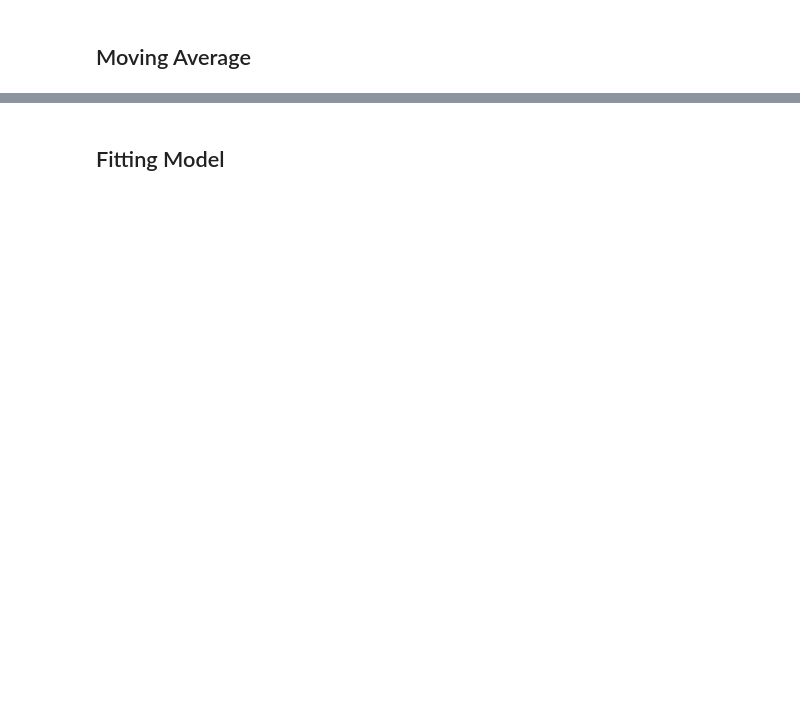
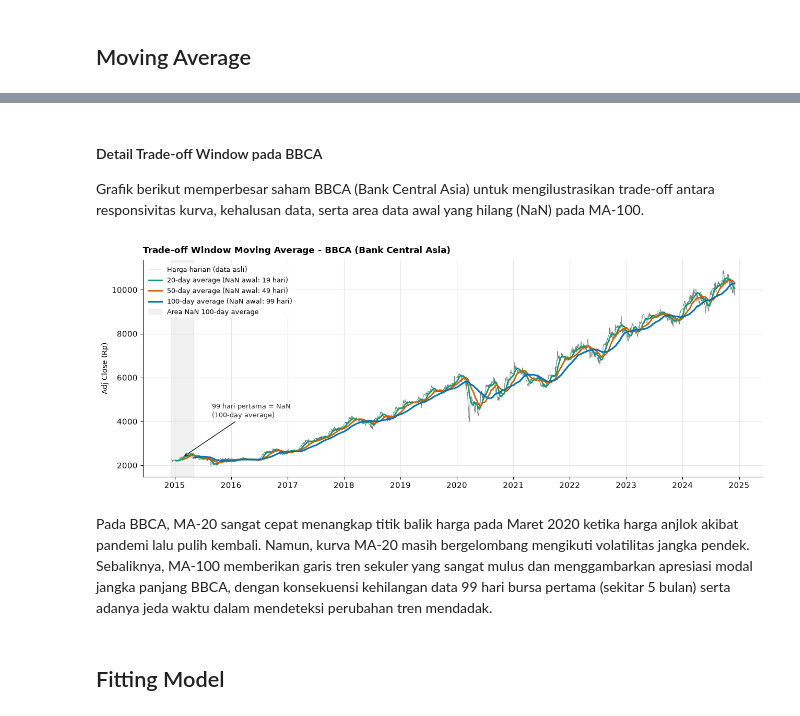
Before and after one commit to aprilianza/Midterm_DataVisualization, a Jupyter notebook: kerja/D_tren.ipynb, the cells around one changed output, grey strips where cells are left out. Drawn from its saved outputs; the diff is of its cells as text; code cells hidden in the pictures; blank space fills up the shorter version.

```diff
--- a/kerja/D_tren.ipynb
+++ b/kerja/D_tren.ipynb
@@ -84,2 +158,50 @@ print('Hari libur dibuang  :', len(HARI_DIBUANG))
+# %% [markdown]
+#### Detail Trade-off Window pada BBCA
+
+Grafik berikut memperbesar saham BBCA (Bank Central Asia) untuk mengilustrasikan trade-off antara responsivitas kurva, kehalusan data, serta area data awal yang hilang (NaN) pada MA-100.
+# %%
+# Ilustrasi detail trade-off window dan area NaN pada BBCA
+d_ticker_detail = 'BBCA'
+d_seri = adj_wide[d_ticker_detail]
+fig, ax = plt.subplots(figsize=(13, 5))
+ax.plot(d_seri.index, d_seri,
+        color='#000000', alpha=0.50, linewidth=0.75,
+        label='Harga harian (data asli)', zorder=1)
+ax.plot(d_ma20.index, d_ma20[d_ticker_detail],
+        color='#009E73', linewidth=2.0,
+        label=f'20-day average (NaN awal: {D_WINDOW_PENDEK-1} hari)', zorder=3)
+ax.plot(d_ma50.index, d_ma50[d_ticker_detail],
+        color='#D55E00', linewidth=2.0,
+        label=f'50-day average (NaN awal: {D_WINDOW_MENENGAH-1} hari)', zorder=4)
+ax.plot(d_ma100.index, d_ma100[d_ticker_detail],
+        color='#0072B2', linewidth=2.2,
+        label=f'100-day average (NaN awal: {D_WINDOW_PANJANG-1} hari)', zorder=5)
+d_nan_akhir = d_seri.index[D_WINDOW_PANJANG - 1]
+ax.axvspan(d_seri.index[0], d_nan_akhir,
+           color='#BBBBBB', alpha=0.20,
+           label='Area NaN 100-day average', zorder=0)
+ax.annotate(
+    f'{D_WINDOW_PANJANG-1} hari pertama = NaN\n(100-day average)',
+    xy=(d_seri.index[D_WINDOW_PANJANG // 2], d_seri.iloc[D_WINDOW_PANJANG // 2]),
+    xytext=(40, 55), textcoords='offset points',
+    arrowprops=dict(arrowstyle='->', color='#333333', lw=1.2),
+    fontsize=9.5, color='#333333'
+)
+ax.set_title(f'Trade-off Window Moving Average - {d_ticker_detail} ({NAMA_BANK[d_ticker_detail]})',
+             fontsize=12, fontweight='bold', pad=10)
+ax.set_ylabel('Adj Close (Rp)', fontsize=10)
+format_tanggal(ax)
+ax.grid(True, linestyle='-', color='#e0e0e0', linewidth=0.8, alpha=0.8)
+ax.spines['top'].set_visible(False)
+ax.spines['right'].set_visible(False)
+ax.legend(loc='upper left', fontsize=9, frameon=True,
+          facecolor='white', framealpha=0.9, edgecolor='none')
+fig.tight_layout()
+simpan_fig(fig, '05b_ma_tradeoff_bbca')
+plt.show()
+# %% [output]
+[figure, added]
+# %% [markdown]
+Pada BBCA, MA-20 sangat cepat menangkap titik balik harga pada Maret 2020 ketika harga anjlok akibat pandemi lalu pulih kembali. Namun, kurva MA-20 masih bergelombang mengikuti volatilitas jangka pendek. Sebaliknya, MA-100 memberikan garis tren sekuler yang sangat mulus dan menggambarkan apresiasi modal jangka panjang BBCA, dengan konsekuensi kehilangan data 99 hari bursa pertama (sekitar 5 bulan) serta adanya jeda waktu dalam mendeteksi perubahan tren mendadak.
 # %% [markdown]
 ## Fitting Model
```
Also changed, not shown: parts of 9 cells of this notebook, 5 other files.
